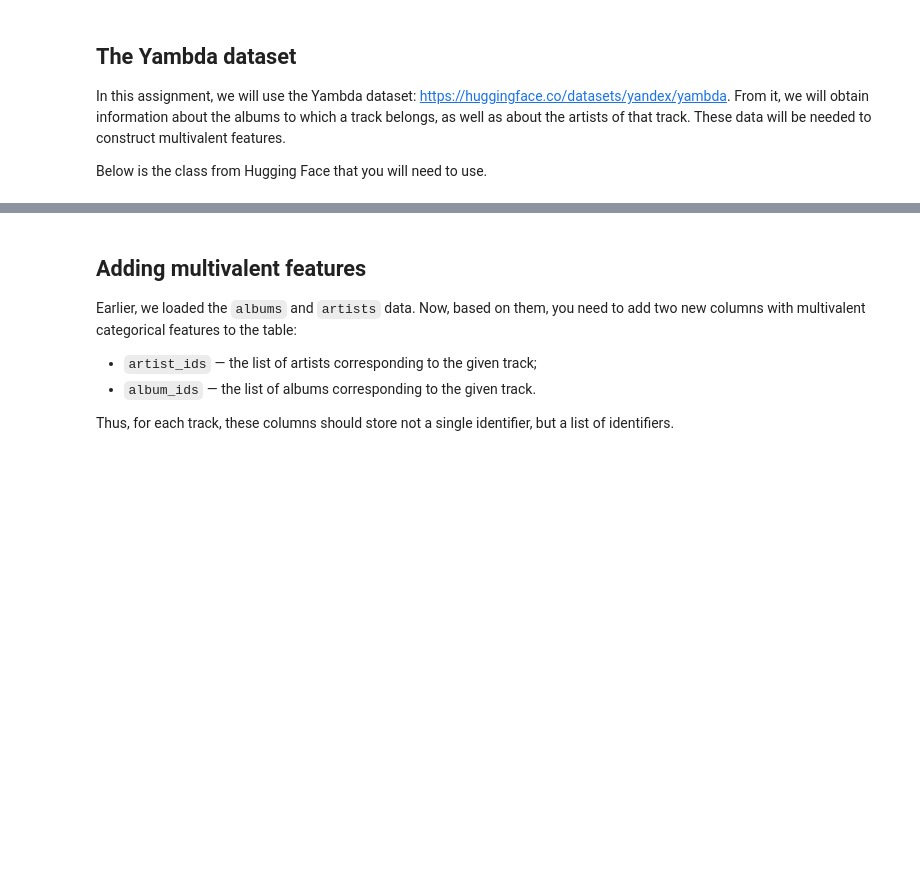
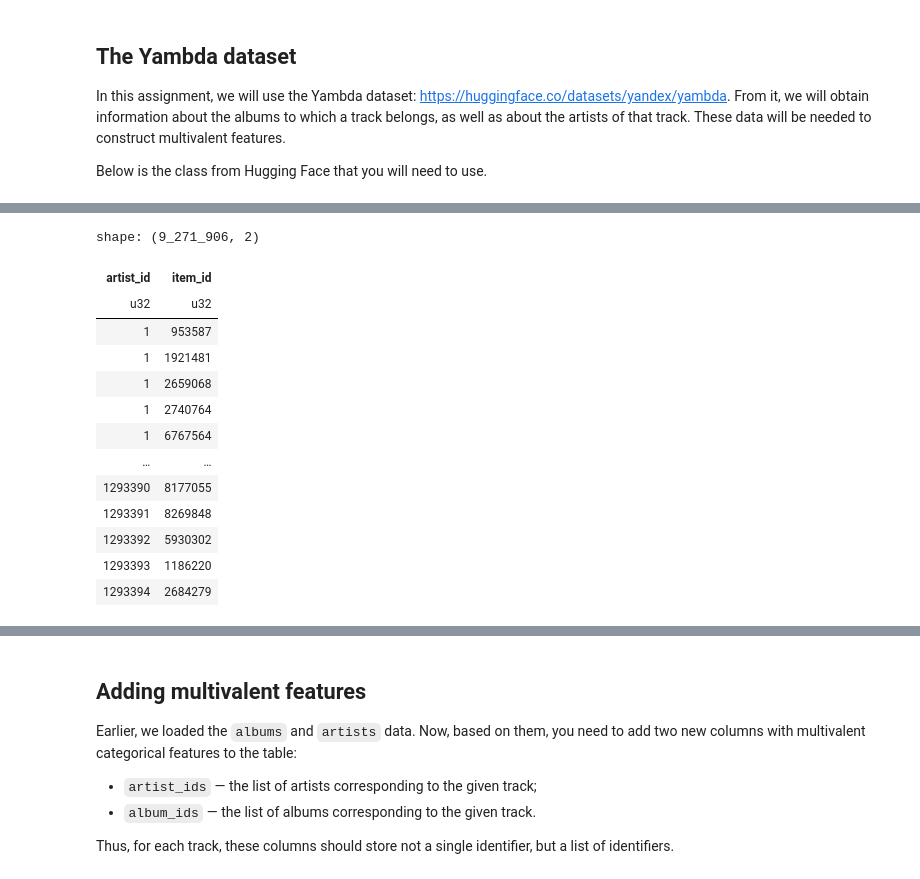
Before and after one commit to lapshinaaa/recsys-tasks, a Jupyter notebook: DeepRecSys3.ipynb, the cells around one changed output, grey strips where cells are left out. Saved outputs shown, nothing was run; the diff lists cells and outputs as text; code cells hidden in the pictures; blank space fills up the shorter version.

```diff
--- a/DeepRecSys3.ipynb
+++ b/DeepRecSys3.ipynb
@@ -186,0 +204,17 @@ artists = yambda_dataset.artist_item_mapping().to_polars()
+# %%
+artists
+# %% [output]
+shape: (9_271_906, 2)
+| artist_id | item_id |
+| u32 | u32 |
+| 1 | 953587 |
+| 1 | 1921481 |
+| 1 | 2659068 |
+| 1 | 2740764 |
+| 1 | 6767564 |
+| … | … |
+| 1293390 | 8177055 |
+| 1293391 | 8269848 |
+| 1293392 | 5930302 |
+| 1293393 | 1186220 |
+| 1293394 | 2684279 |
```
Also changed, not shown: parts of 4 cells of this notebook.
